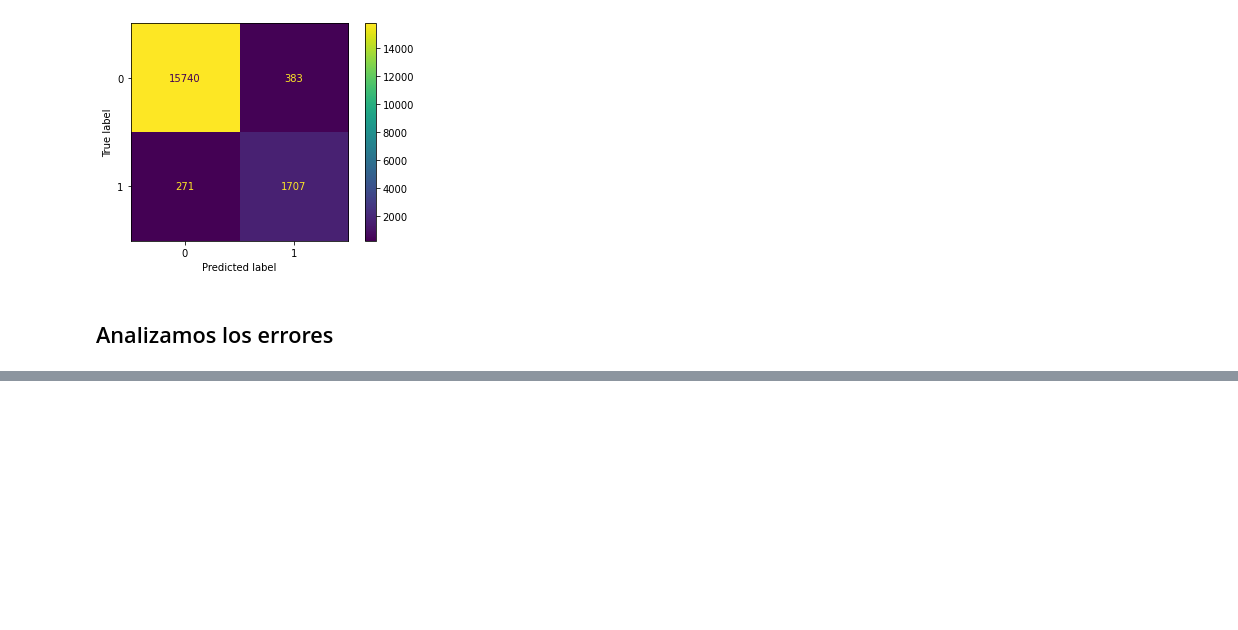
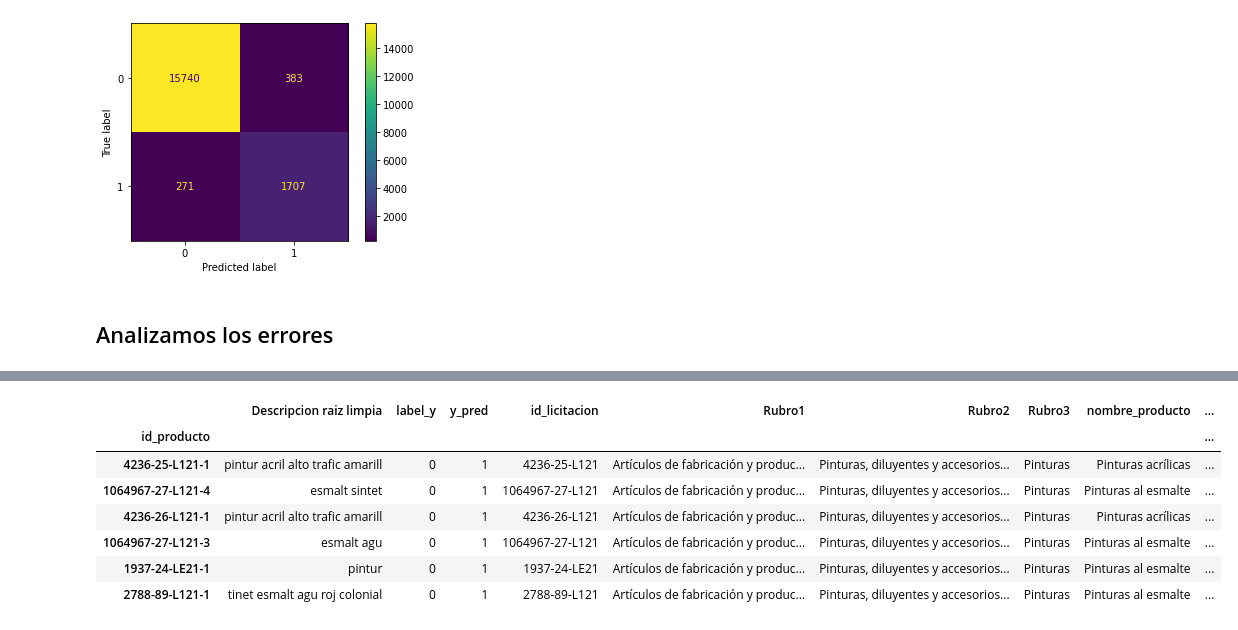
Before and after one commit to metalkutz/juanito_v2.0, a Jupyter notebook: Modelos/mod_reg_logist.ipynb, the cells around one changed output, grey strips where cells are left out. Cells and saved outputs as stored; diff of their text form; code cells hidden in the pictures; blank space fills up the shorter version.

```diff
--- a/Modelos/mod_reg_logist.ipynb
+++ b/Modelos/mod_reg_logist.ipynb
@@ -337,2 +366,5 @@ y_pred
 # %%
 dferror=pd.merge(df, y_test, left_index=True, right_index=True)
+# %%
+dferror=pd.merge(dferror, y_pred, left_index=True, right_index=True)
+dferror
@@ -339,7 +386,2 @@ dferror=pd.merge(df, y_test, left_index=True, right_index=True)
 # %%
-#dferror.drop(['label_x'], axis=1, inplace=True)
+dferror.drop(['label_x'], axis=1, inplace=True)
-# %%
-dferror =pd.concat([dferror, y_pred[0]], axis=1)
-dferror.rename(columns={0:'predic'},
-               inplace=True)
-dferror
@@ -376,0 +405,3 @@ data
+# %%
+dfe=pd.merge(dferror, data, left_index=True, right_index=True)
+dfe.drop(['label','id_producto'], axis=1, inplace=True)
@@ -376,0 +436,12 @@ data
+# %%
+#Hace predicciones según productos que no existen en el inventario
+dfe[(dfe['label_y']==0)&(dfe['y_pred']==1)&(dfe['Rubro3']=='Pinturas')]
+# %% [output]
+|  | Descripcion raiz limpia | label_y | y_pred | id_licitacion | Rubro1 | Rubro2 | Rubro3 | nombre_producto | ... |
+| id_producto |  |  |  |  |  |  |  |  | ... |
+| 4236-25-L121-1 | pintur acril alto trafic amarill | 0 | 1 | 4236-25-L121 | Artículos de fabricación y produc... | Pinturas, diluyentes y accesorios... | Pinturas | Pinturas acrílicas | ... |
+| 1064967-27-L121-4 | esmalt sintet | 0 | 1 | 1064967-27-L121 | Artículos de fabricación y produc... | Pinturas, diluyentes y accesorios... | Pinturas | Pinturas al esmalte | ... |
+| 4236-26-L121-1 | pintur acril alto trafic amarill | 0 | 1 | 4236-26-L121 | Artículos de fabricación y produc... | Pinturas, diluyentes y accesorios... | Pinturas | Pinturas acrílicas | ... |
+| 1064967-27-L121-3 | esmalt agu | 0 | 1 | 1064967-27-L121 | Artículos de fabricación y produc... | Pinturas, diluyentes y accesorios... | Pinturas | Pinturas al esmalte | ... |
+| 1937-24-LE21-1 | pintur | 0 | 1 | 1937-24-LE21 | Artículos de fabricación y produc... | Pinturas, diluyentes y accesorios... | Pinturas | Pinturas al esmalte | ... |
+| 2788-89-L121-1 | tinet esmalt agu roj colonial | 0 | 1 | 2788-89-L121 | Artículos de fabricación y produc... | Pinturas, diluyentes y accesorios... | Pinturas | Pinturas al esmalte | ... |
```
Also changed, not shown: parts of 17 cells of this notebook.
